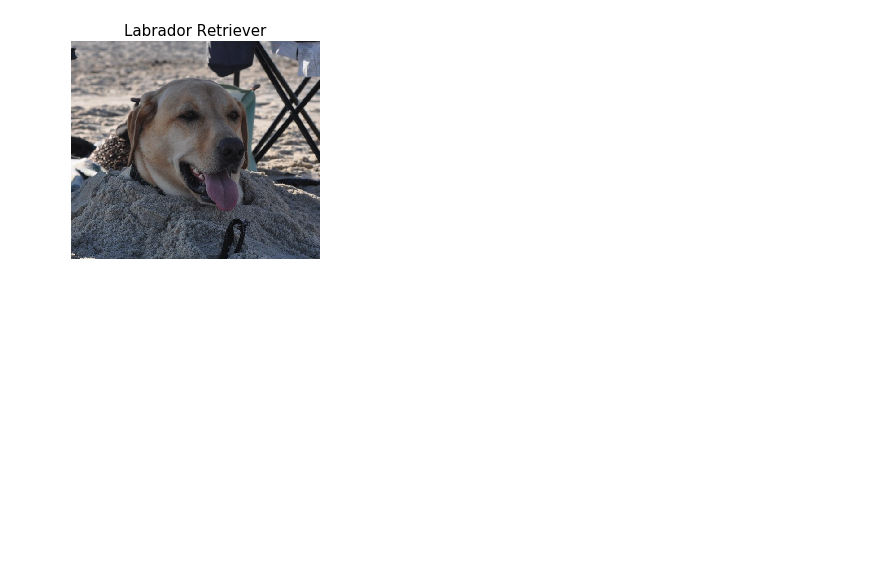
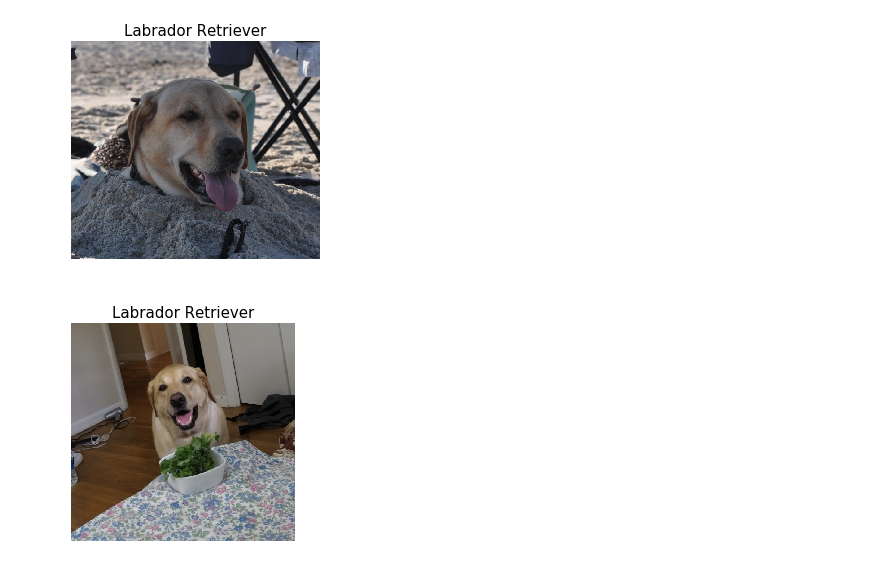
Before and after one commit to aahnn/whos-that-dog, a Jupyter notebook: breed-classifier.ipynb, the cells around one changed output. Cells and saved outputs as stored; diff of their text form; code cells hidden in the pictures; blank space fills up the shorter version.

Commit message:
Add more buddy pictures

```diff
--- a/breed-classifier.ipynb
+++ b/breed-classifier.ipynb
@@ -217,5 +242,5 @@ visualize_model(dloaders, resnet)
 # %%
-def predict(pic, model):
+def classify(pic, model):
     dog = image.load_img('../input/dogphotos/' + pic)
 
     input = Variable(ds_trans(dog).unsqueeze(0).cuda())
@@ -237,2 +262,6 @@ predict('buddy2.png', resnet)
 # %% [output]
 [figure]
+# %%
+classify('buddy3.png', resnet)
+# %% [output]
+[figure, added]
```
Also changed, not shown: parts of 10 cells of this notebook.
